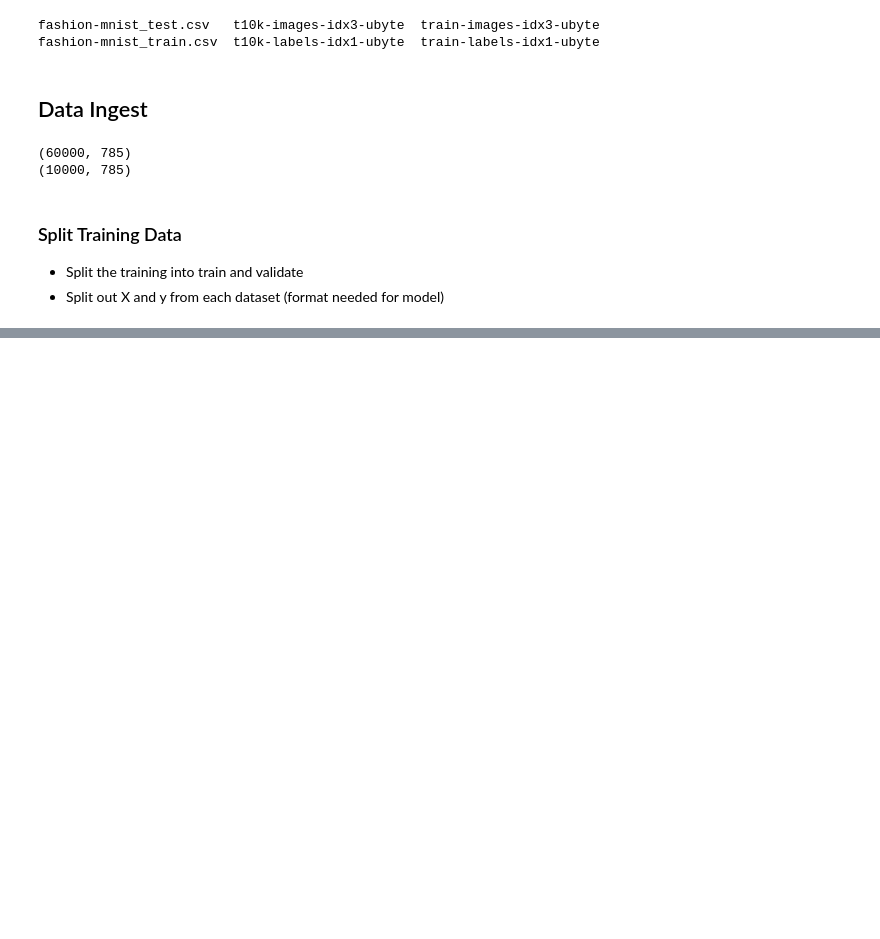
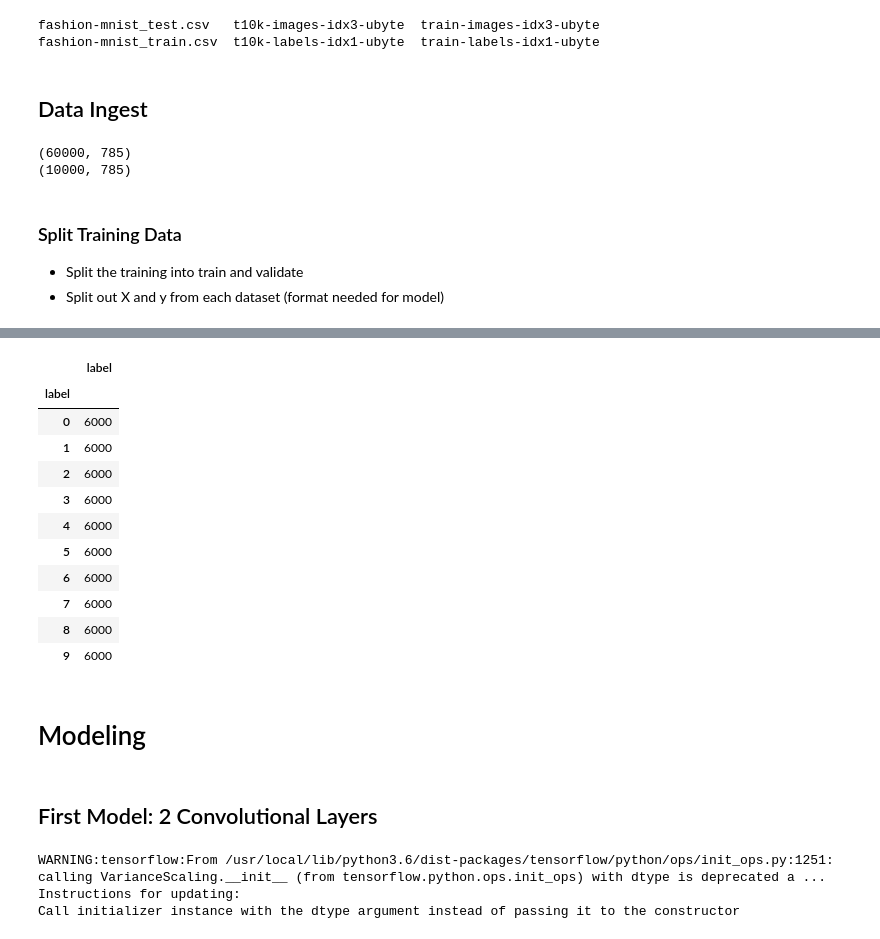
Before and after one commit to Jason-Adam/msds-462, a Jupyter notebook: fashion_mnist.ipynb, the cells around one changed output, grey strips where cells are left out. Drawn from its saved outputs; the diff is of its cells as text; code cells hidden in the pictures; blank space fills up the shorter version.

```diff
--- a/fashion_mnist.ipynb
+++ b/fashion_mnist.ipynb
@@ -48,0 +110,62 @@ print(test_df.shape)
+# %%
+train_df.groupby(["label"]).agg(
+    {
+        "label": "count"
+    }
+)
+# %% [output]
+|  | label |
+| label |  |
+| 0 | 6000 |
+| 1 | 6000 |
+| 2 | 6000 |
+| 3 | 6000 |
+| 4 | 6000 |
+| 5 | 6000 |
+| 6 | 6000 |
+| 7 | 6000 |
+| 8 | 6000 |
+| 9 | 6000 |
+# %% [markdown]
+# Modeling
+# %% [markdown]
+## First Model: 2 Convolutional Layers
+# %%
+# Model Params
+BATCH_SIZE = 256
+NUM_CLASSES = 10
+EPOCHS = 50
+
+# Instantiate model object
+model = tf.keras.models.Sequential()
+
+# First Convolutional Layer
+model.add(layers.Conv2D(
+    filters=32,
+    kernel_size=(3, 3),
+    activation="relu",
+    input_shape=input_shape)
+)
+model.add(layers.MaxPool2D())
+model.add(layers.Dropout(0.2))
+
+# Second Conv Layer
+model.add(layers.Conv2D(filters=64, kernel_size=(3, 3), activation="relu"))
+model.add(layers.MaxPool2D())
+model.add(layers.Dropout(0.2))
+
+# Flatten
+model.add(layers.Flatten())
+model.add(layers.Dense(64, activation="relu"))
+model.add(layers.Dense(NUM_CLASSES, activation="softmax"))
+
+# Compile
+model.compile(
+    loss=tf.keras.losses.categorical_crossentropy,
+    optimizer=tf.keras.optimizers.RMSprop(),
+    metrics=["accuracy"]
+    )
+# %% [output]
+WARNING:tensorflow:From /usr/local/lib/python3.6/dist-packages/tensorflow/python/ops/init_ops.py:1251: calling VarianceScaling.__init__ (from tensorflow.python.ops.init_ops) with dtype is deprecated a ...
+Instructions for updating:
+Call initializer instance with the dtype argument instead of passing it to the constructor
```
Also changed, not shown: parts of 22 cells of this notebook.
